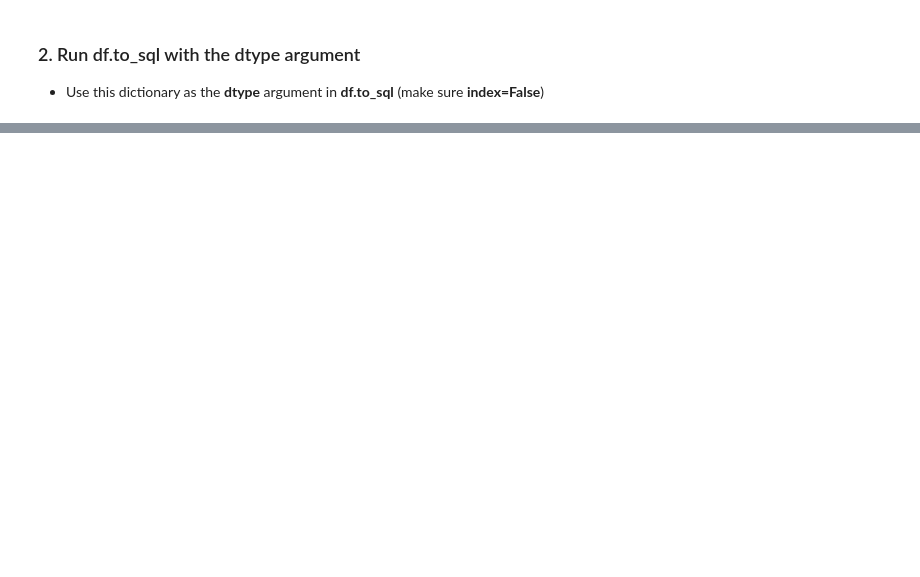
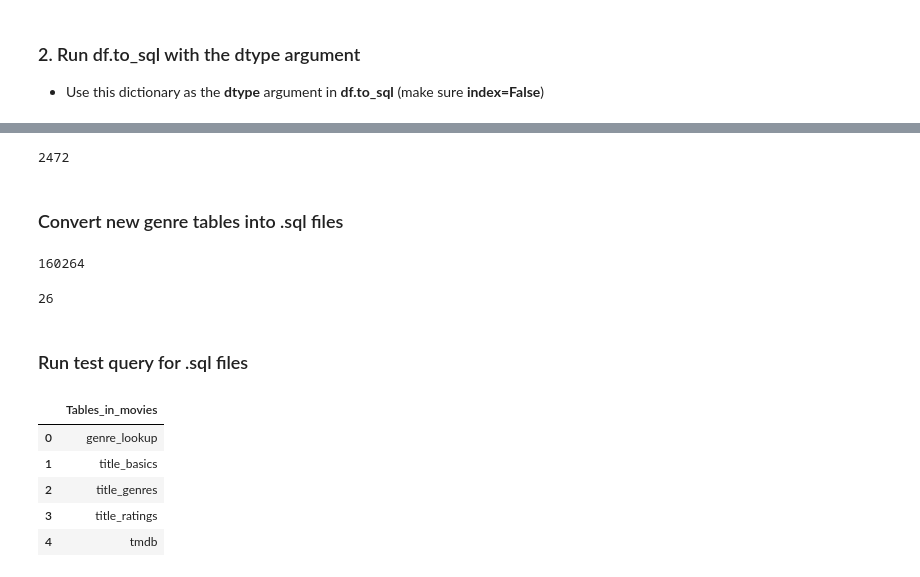
Before and after one commit to norgel/Project_3, a Jupyter notebook: Project 3 Part 3.ipynb, the cells around one changed output, grey strips where cells are left out. Drawn from its saved outputs; the diff is of its cells as text; code cells hidden in the pictures; blank space fills up the shorter version.

```diff
--- a/Project 3 Part 3.ipynb
+++ b/Project 3 Part 3.ipynb
@@ -207,0 +215,6 @@ genre_lookup.head()
+# %%
+# Create connection string
+connection_str = "mysql+pymysql://root:root@localhost/movies"
+# %%
+# Create engine with connection_str
+engine = create_engine(connection_str)
@@ -253,0 +373,26 @@ NameError: name 'engine' is not defined
+# %%
+tmdb.to_sql('tmdb',engine,dtype=tmdb_schema,if_exists='replace',index=False)
+# %% [output]
+2472
+# %% [markdown]
+### Convert new genre tables into .sql files
+# %%
+title_genres.to_sql('title_genres',engine,if_exists='replace',index=False)
+# %% [output]
+160264
+# %%
+genre_lookup.to_sql('genre_lookup',engine,if_exists='replace',index=False)
+# %% [output]
+26
+# %% [markdown]
+### Run test query for .sql files
+# %%
+q = '''SHOW TABLES'''
+pd.read_sql(q,engine)
+# %% [output]
+|  | Tables_in_movies |
+| 0 | genre_lookup |
+| 1 | title_basics |
+| 2 | title_genres |
+| 3 | title_ratings |
+| 4 | tmdb |
```
Also changed, not shown: parts of 18 cells of this notebook, 6 other files.
